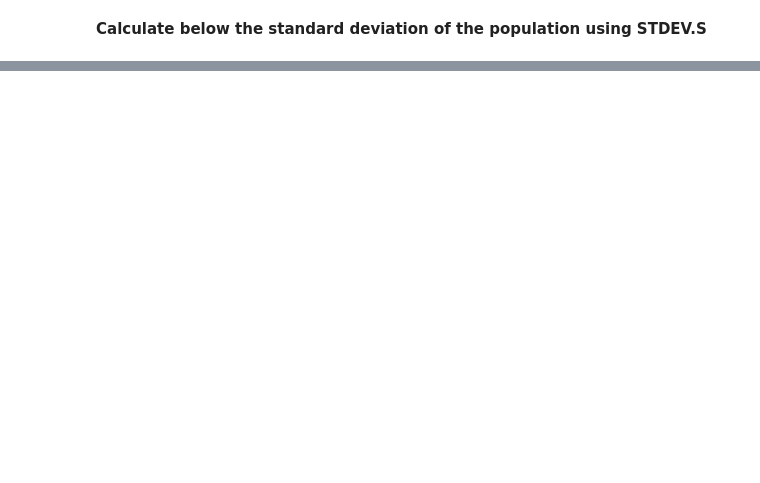
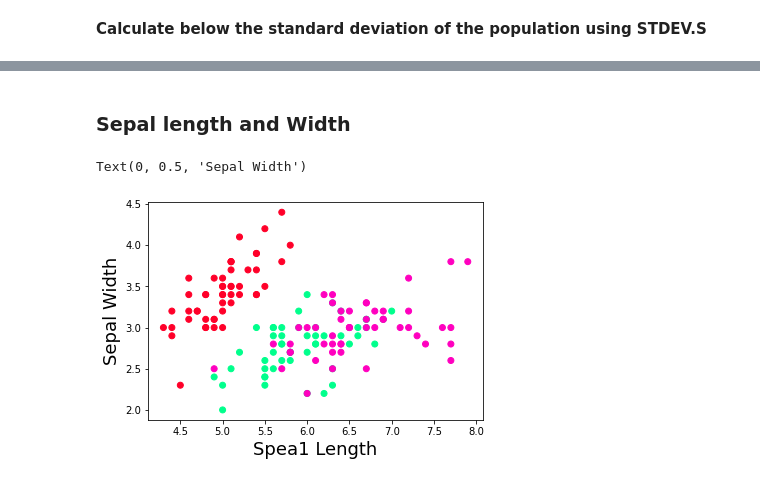
Before and after one commit to daithimarkham/Machine-Learning-and-Statistics-Assessment, a Jupyter notebook: Tasks.ipynb, the cells around one changed output, grey strips where cells are left out. Cells and saved outputs as stored; diff of their text form; code cells hidden in the pictures; blank space fills up the shorter version.

```diff
--- a/Tasks.ipynb
+++ b/Tasks.ipynb
@@ -658,0 +834,8 @@ Github, Numpy, 2020, viewed on 2019/11/24, vailable online at: https://saskeli.g
+# %%
+k = datasets.load_iris() # load dataset
+# %%
+# Returns the values and three clusters of species.
+x = k.data[:,]
+y = k.target
+vals = xvals,yvals
+print(vals)
@@ -658,0 +860,10 @@ Github, Numpy, 2020, viewed on 2019/11/24, vailable online at: https://saskeli.g
+# %% [markdown]
+### Sepal length and Width
+# %%
+# Plot values for sepal len and width.
+plt.scatter(x[:,0], x[:,1], c=y, cmap='gist_rainbow') # 1st two cols of data
+plt.xlabel('Spea1 Length', fontsize=18)
+plt.ylabel('Sepal Width', fontsize=18)
+# %% [output]
+Text(0, 0.5, 'Sepal Width')
+[figure, added]
```
Also changed, not shown: parts of 116 cells of this notebook, 7 other files.
